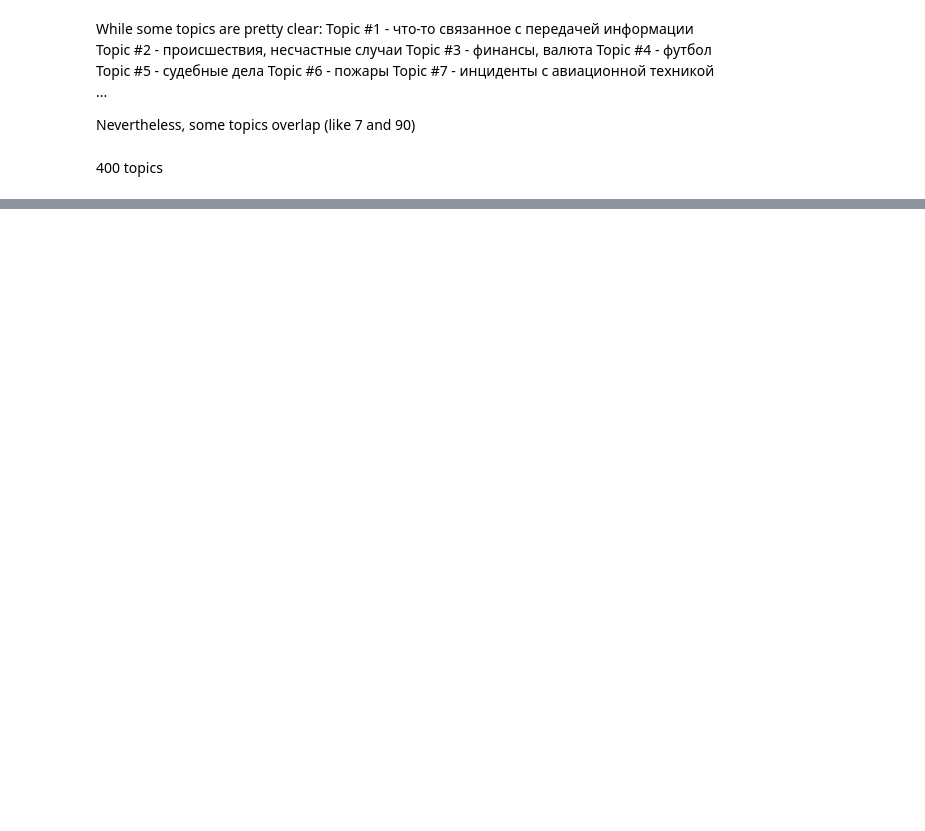
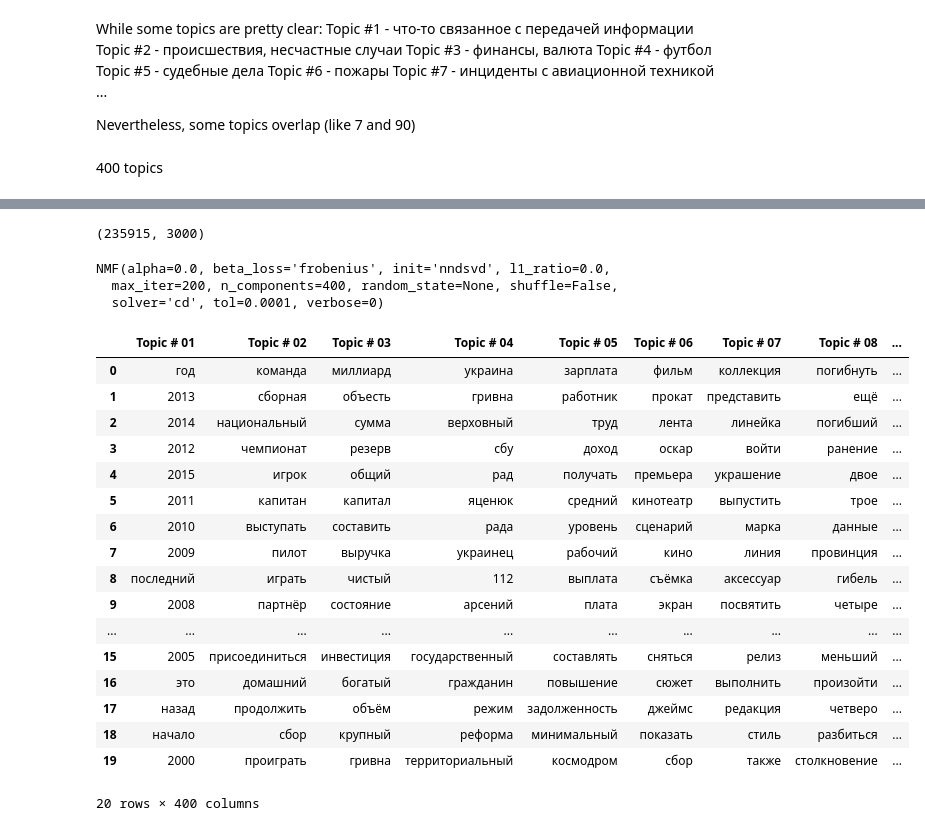
Before and after one commit to vetedde/proj_news_viz, a Jupyter notebook: nlp/topic_models/experiments/sklearn/nmf.ipynb, the cells around one changed output, grey strips where cells are left out. Drawn from its saved outputs; the diff is of its cells as text; code cells hidden in the pictures; blank space fills up the shorter version.

Commit message:
NMF on lenta.ru: 400 topics -> slow training

```diff
--- a/nlp/topic_models/experiments/sklearn/nmf.ipynb
+++ b/nlp/topic_models/experiments/sklearn/nmf.ipynb
@@ -254,0 +229,20 @@ topics400
+# %%
+max_features = 3000
+vectorizer = CountVectorizer(analyzer='word', max_features=max_features);
+x_counts = vectorizer.fit_transform(documents);
+print(x_counts.shape)
+# %% [output]
+(235915, 3000)
+# %%
+transformer = TfidfTransformer(smooth_idf=False);
+x_tfidf = transformer.fit_transform(x_counts);
+# %%
+xtfidf_norm = normalize(x_tfidf, norm='l1', axis=1)
+# %%
+num_topics = 400
+model = NMF(n_components=num_topics, init='nndsvd');
+model.fit(xtfidf_norm)
+# %% [output]
+NMF(alpha=0.0, beta_loss='frobenius', init='nndsvd', l1_ratio=0.0,
+  max_iter=200, n_components=400, random_state=None, shuffle=False,
+  solver='cd', tol=0.0001, verbose=0)
@@ -254,0 +253,22 @@ topics400
+# %%
+topics = get_nmf_topics(model, 20)
+topics
+# %% [output]
+|  | Topic # 01 | Topic # 02 | Topic # 03 | Topic # 04 | Topic # 05 | Topic # 06 | Topic # 07 | Topic # 08 | ... |
+| 0 | год | команда | миллиард | украина | зарплата | фильм | коллекция | погибнуть | ... |
+| 1 | 2013 | сборная | объесть | гривна | работник | прокат | представить | ещё | ... |
+| 2 | 2014 | национальный | сумма | верховный | труд | лента | линейка | погибший | ... |
+| 3 | 2012 | чемпионат | резерв | сбу | доход | оскар | войти | ранение | ... |
+| 4 | 2015 | игрок | общий | рад | получать | премьера | украшение | двое | ... |
+| 5 | 2011 | капитан | капитал | яценюк | средний | кинотеатр | выпустить | трое | ... |
+| 6 | 2010 | выступать | составить | рада | уровень | сценарий | марка | данные | ... |
+| 7 | 2009 | пилот | выручка | украинец | рабочий | кино | линия | провинция | ... |
+| 8 | последний | играть | чистый | 112 | выплата | съёмка | аксессуар | гибель | ... |
+| 9 | 2008 | партнёр | состояние | арсений | плата | экран | посвятить | четыре | ... |
+| ... | ... | ... | ... | ... | ... | ... | ... | ... | ... |
+| 15 | 2005 | присоединиться | инвестиция | государственный | составлять | сняться | релиз | меньший | ... |
+| 16 | это | домашний | богатый | гражданин | повышение | сюжет | выполнить | произойти | ... |
+| 17 | назад | продолжить | объём | режим | задолженность | джеймс | редакция | четверо | ... |
+| 18 | начало | сбор | крупный | реформа | минимальный | показать | стиль | разбиться | ... |
+| 19 | 2000 | проиграть | гривна | территориальный | космодром | сбор | также | столкновение | ... |
+20 rows × 400 columns
```
Also changed, not shown: parts of 35 cells of this notebook, 2 other files.
